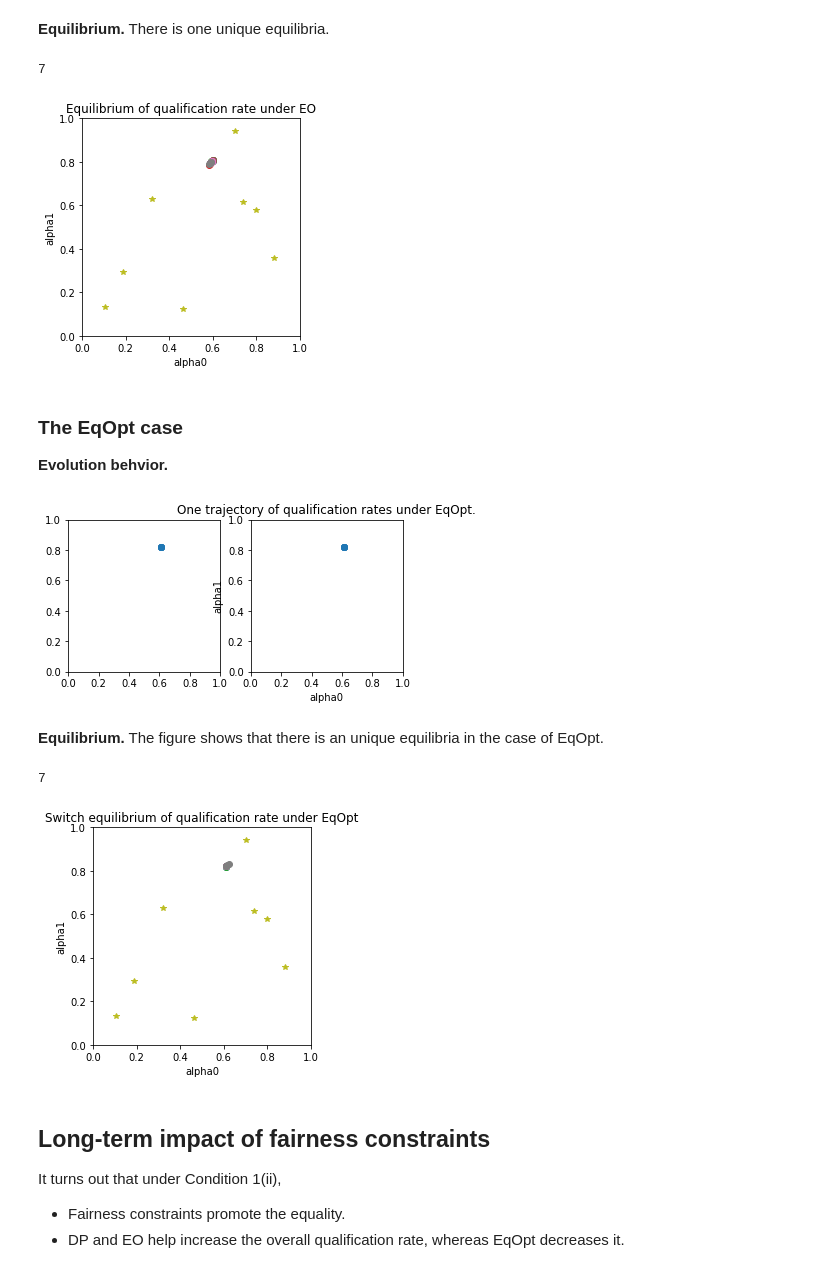
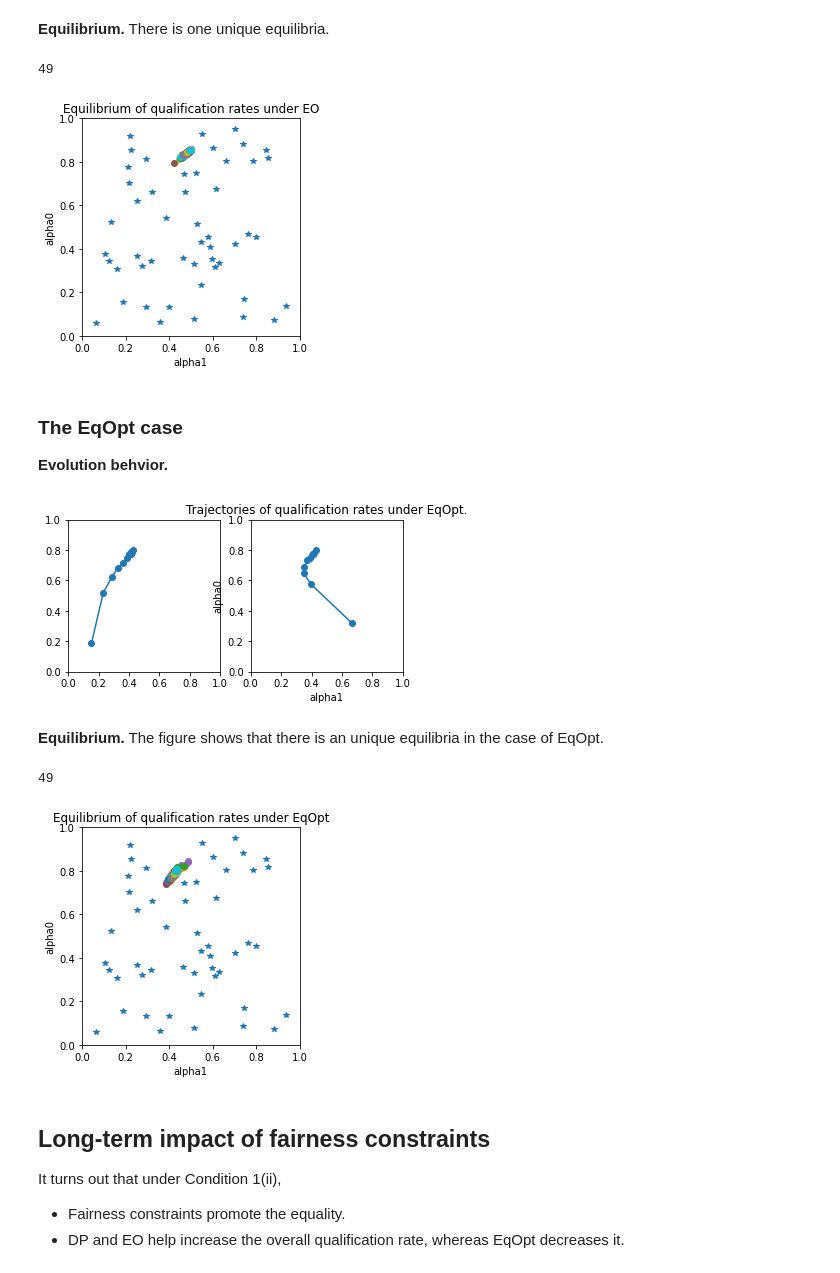
Before and after one commit to TURuibo/long-term-impact-of-fairness-constraints, a Jupyter notebook: notebooks/COMPAS_dynamics.ipynb, the cells around one changed output. Cells and saved outputs as stored; diff of their text form; code cells hidden in the pictures.

Commit message:
update experiments of equilibrium

```diff
--- a/notebooks/COMPAS_dynamics.ipynb
+++ b/notebooks/COMPAS_dynamics.ipynb
@@ -89,7 +87,7 @@ def update_qualification_rates(alpha0, alpha1, ps, T, eva_classifier_fn,
     ratio = P0*(1-alpha0),(1-P0)*(1-alpha1),P0*alpha0,(1-P0)*alpha1
 
     #  Step 2: sample individuals from 4 sub-groups
-    X_train,y_train,sensitive_features_train = dataSelection(X,y,sensitive_features,subgroups_indices,ratio)
+    X_train,y_train,sensitive_features_train = data_resampling(X,y,sensitive_features,subgroups_indices,ratio)
 
     #  Step 3: train (fair) classifiers, and estimate the quantity for dynamics
     pr,acc,tpr,fpr = eva_classifier_fn(X_train,y_train,sensitive_features_train)
@@ -224,7 +222,7 @@ plt.show()
 **Evolution behavior.**
 # %%
 np.random.seed(777)
-MAX_ITERATION_EQUILIBRIUM = 20
+MAX_ITERATION_EQUILIBRIUM = 10
 plt.figure()
 
 for k in range(2):
@@ -240,13 +238,13 @@ for k in range(2):
 
     plt.subplot(1,2,k+1)
     plt.axis('square')
-    plt.plot(alpha0_eo_evolution[-5:],alpha1_eo_evolution[-5:],'o-')
+    plt.plot(alpha1_eo_evolution,alpha0_eo_evolution,'o-')
     plt.ylim(0, 1)
     plt.xlim(0, 1)
 
-plt.xlabel('alpha0')
-plt.ylabel('alpha1')
-plt.title("One trajectory of qualification rates under eo.")
+plt.xlabel('alpha1')
+plt.ylabel('alpha0')
+plt.title("Trajectories of qualification rates under eo.")
 
 plt.show()
 # %% [output]
@@ -255,7 +253,7 @@ plt.show()
 **Equilibrium.**  There is one unique equilibria.
 # %%
 np.random.seed(777)
-MAX_ITERATION_EQUILIBRIUM = 20
+MAX_ITERATION_EQUILIBRIUM = 10
 plt.figure()
 for k in range(NUM_SAMPLES):
     sys.stdout.write("\r{0}".format(str(k)))
@@ -268,24 +266,24 @@ for k in range(NUM_SAMPLES):
         alpha0_eo_evolution.append(alpha0)
         alpha1_eo_evolution.append(alpha1)
     plt.axis('square')
-    plt.plot(alpha0_eo_evolution[-5:],alpha1_eo_evolution[-5:],'o',label='No.'+str(k))
+    plt.plot(alpha1_eo_evolution[-5:],alpha0_eo_evolution[-5:],'o',label='No.'+str(k))
     plt.ylim(0, 1)
     plt.xlim(0, 1)
 
 plt.plot(alpha0List,alpha1List,'*')
-plt.xlabel('alpha0')
-plt.ylabel('alpha1')
-plt.title("Equilibrium of qualification rate under EO")
+plt.xlabel('alpha1')
+plt.ylabel('alpha0')
+plt.title("Equilibrium of qualification rates under EO")
 plt.show()
 # %% [output]
-7
+49
-[figure, old version]
+[figure, new version]
 # %% [markdown]
 ### The EqOpt case
 **Evolution behvior.**
 # %%
 np.random.seed(777)
-MAX_ITERATION_EQUILIBRIUM = 20
+MAX_ITERATION_EQUILIBRIUM = 10
 plt.figure()
 for k in range(2):
     alpha0, alpha1 =  alpha0List[k],alpha1List[k]
@@ -299,47 +297,47 @@ for k in range(2):
 
     plt.subplot(1,2,1+k)
     plt.axis('square')
-    plt.plot(alpha0_eqopt_evolution[-5:],alpha1_eqopt_evolution[-5:],'o-')
+    plt.plot(alpha1_eqopt_evolution,alpha0_eqopt_evolution,'o-')
     plt.ylim(0, 1)
     plt.xlim(0, 1)
-plt.xlabel('alpha0')
-plt.ylabel('alpha1')
-plt.title("One trajectory of qualification rates under EqOpt.")
+plt.xlabel('alpha1')
+plt.ylabel('alpha0')
+plt.title("Trajectories of qualification rates under EqOpt.")
 plt.show()
 # %% [output]
-[figure, old version]
+[figure, new version]
 # %% [markdown]
 **Equilibrium.** The figure shows that there is an unique equilibria in the case of EqOpt.
 # %%
 np.random.seed(777)
-MAX_ITERATION_EQUILIBRIUM = 20
+MAX_ITERATION_EQUILIBRIUM = 10
 
 plt.figure()
 
 for k in range(NUM_SAMPLES):
     sys.stdout.write("\r{0}".format(str(k)))
     alpha0, alpha1 =  alpha0List[k],alpha1List[k]
     alpha0_eqopt_evolution=[alpha0]
     alpha1_eqopt_evolution=[alpha1]
     for _ in range(MAX_ITERATION_EQUILIBRIUM):
         alpha0, alpha1 = update_qualification_rates(alpha0, alpha1, P0, T, eva_classifier_eqopt,
                                                         X, y, sensitive_features, subgroups_indices)
         alpha0_eqopt_evolution.append(alpha0)
         alpha1_eqopt_evolution.append(alpha1)
 
     plt.axis('square')
-    plt.plot(alpha0_eqopt_evolution[-5:],alpha1_eqopt_evolution[-5:],'o',label='No.'+str(k))
+    plt.plot(alpha1_eqopt_evolution[-5:],alpha0_eqopt_evolution[-5:],'o',label='No.'+str(k))
     plt.ylim(0, 1)
     plt.xlim(0, 1)
 
 plt.plot(alpha0List,alpha1List,'*')
-plt.title("Switch equilibrium of qualification rate under EqOpt")
-plt.xlabel('alpha0')
-plt.ylabel('alpha1')
+plt.title("Equilibrium of qualification rates under EqOpt")
+plt.xlabel('alpha1')
+plt.ylabel('alpha0')
 plt.show()
 # %% [output]
-7
+49
-[figure, old version]
+[figure, new version]
 # %% [markdown]
 ## Long-term impact of fairness constraints
 It turns out that under Condition 1(ii),
```
Also changed, not shown: parts of 10 cells of this notebook, 2 other files.
